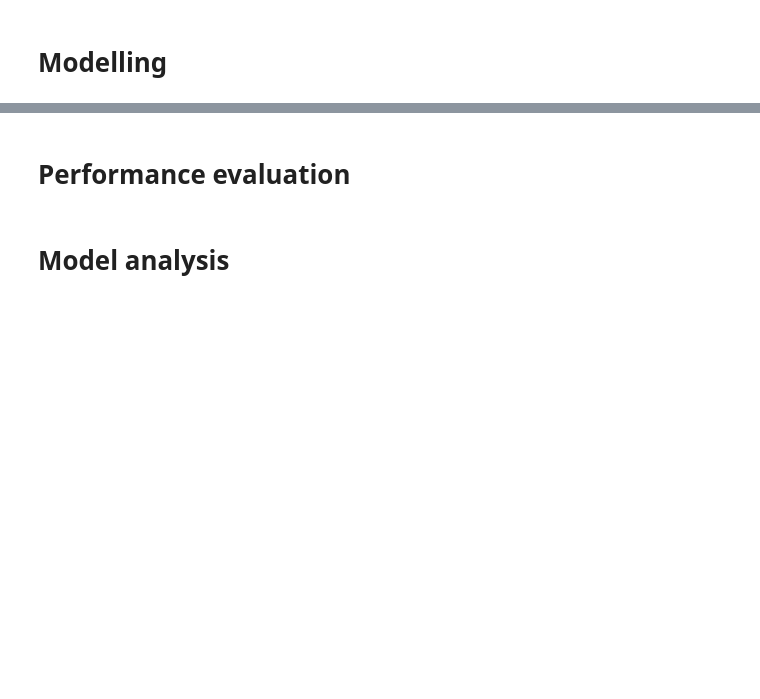
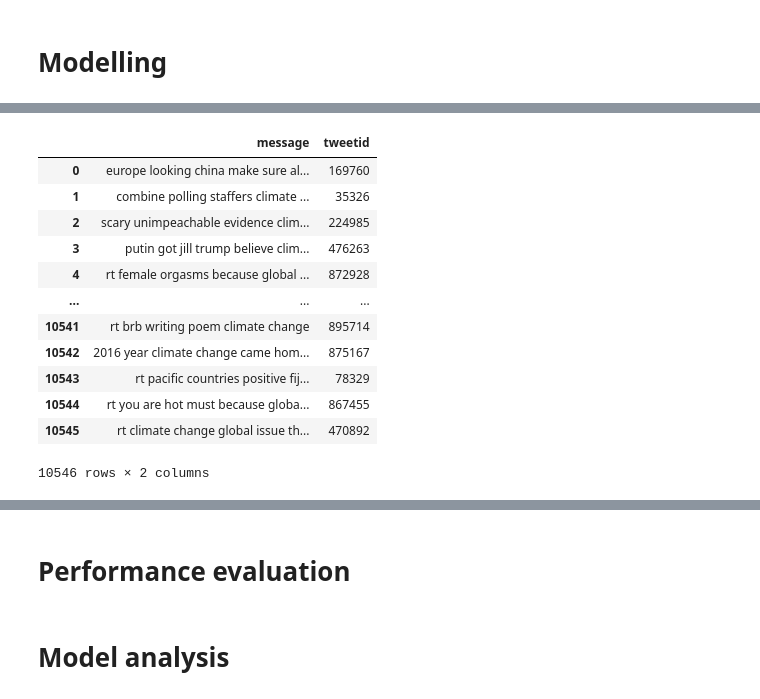
Before and after one commit to monicafar147/classification-predict-streamlit-template, a Jupyter notebook: climate_change_monica.ipynb, the cells around one changed output, grey strips where cells are left out. Saved outputs shown, nothing was run; the diff lists cells and outputs as text; code cells hidden in the pictures; blank space fills up the shorter version.

```diff
--- a/climate_change_monica.ipynb
+++ b/climate_change_monica.ipynb
@@ -120,8 +120,8 @@ def _preprocess(data):
 
   return df
 # %%
-trained = train[['sentiment','message','tweetid']]
-tested = test[['message','tweetid']]
+train = train[['sentiment','message','tweetid']]
+test = test[['message','tweetid']]
 # %%
 train_processed = _preprocess(train)
 # %%
@@ -209,0 +239,16 @@ plt.show()
+# %%
+test_processed
+# %% [output]
+|  | message | tweetid |
+| 0 | europe looking china make sure al... | 169760 |
+| 1 | combine polling staffers climate ... | 35326 |
+| 2 | scary unimpeachable evidence clim... | 224985 |
+| 3 | putin got jill trump believe clim... | 476263 |
+| 4 | rt female orgasms because global ... | 872928 |
+| ... | ... | ... |
+| 10541 | rt brb writing poem climate change | 895714 |
+| 10542 | 2016 year climate change came hom... | 875167 |
+| 10543 | rt pacific countries positive fij... | 78329 |
+| 10544 | rt you are hot must because globa... | 867455 |
+| 10545 | rt climate change global issue th... | 470892 |
+10546 rows × 2 columns
```
Also changed, not shown: parts of 21 cells of this notebook.
